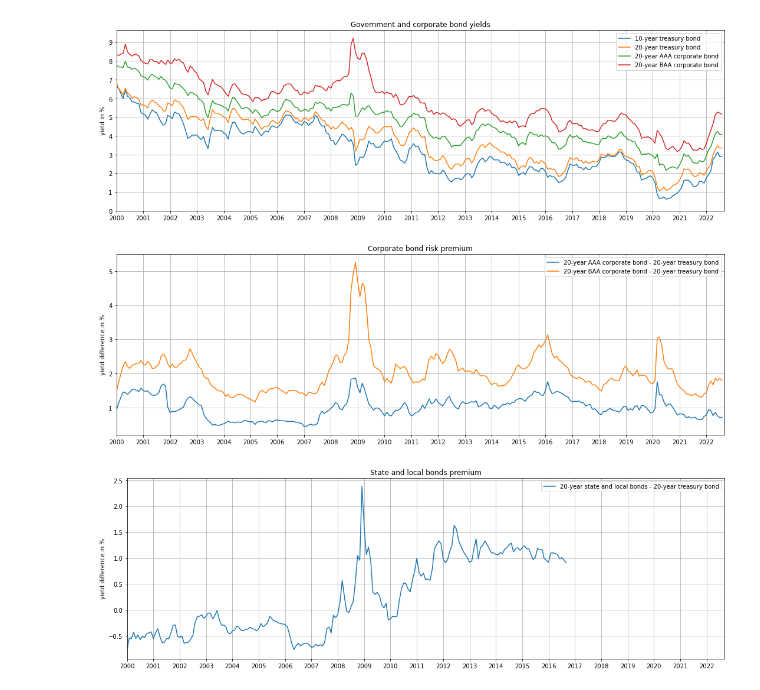
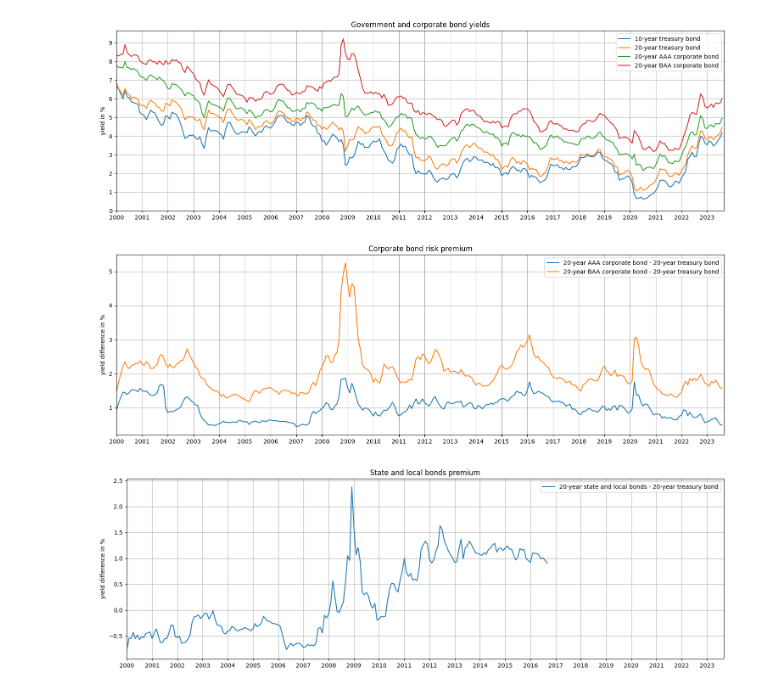
Before and after one commit to evivanov/Money-and-Banking-Bond-Yields, a Jupyter notebook: US.ipynb, the cells around one changed output. Cells and saved outputs as stored; diff of their text form; code cells hidden in the pictures.

```diff
--- a/US.ipynb
+++ b/US.ipynb
@@ -3,7 +3,7 @@ import pandas as pd
 import matplotlib.pyplot as plt
 from fredapi import Fred
 # %%
-fred_api_key = "2feb6269f18df39acfd321ae549b7de3"
+fred_api_key = "ab35487ce38079a3d24b47ee3d75329f"
 fred         = Fred(api_key=fred_api_key)
 series_names = {
     'DGS10':  '10-year treasury bond',
@@ -22,32 +22,35 @@ df = pd.concat(data_list, axis=1)
 # %%
 series_figure_1 = [series_names[key] for key in ['DGS10', 'DGS20', 'AAA', 'DBAA']]
 df.loc['2000':,series_figure_1].plot(figsize=(15,5), grid=True, title="Government and corporate bond yields")
-plt.xticks(ticks=[str(year) for year in range(2000,2023)], labels=[str(year) for year in range(2000,2023)])
+plt.xticks(ticks=[str(year) for year in range(2000,2024)], labels=[str(year) for year in range(2000,2024)])
 plt.yticks(ticks=range(10), labels=range(10))
 plt.ylabel('yield in %')
 plt.tight_layout()
-plt.savefig("yields_US.png")
+plt.savefig("yields_US.png", format = "png", bbox_inches='tight')
+plt.savefig("yields_US.pdf", format = "pdf", bbox_inches='tight')
 # %% [output]
-[figure, old version]
+[figure, new version]
 # %%
 series_figure_2 = [series_names[key] for key in ['AAA', 'DBAA']]
 df_diff = df[series_figure_2].subtract(df['20-year treasury bond'], axis=0)
 df_diff.columns = ["{} - {}".format(col, '20-year treasury bond') for col in df_diff.columns]
 df_diff.loc['2000':,:].plot(figsize=(15,5), grid=True, title="Corporate bond risk premium")
-plt.xticks(ticks=[str(year) for year in range(2000,2023)], labels=[str(year) for year in range(2000,2023)])
+plt.xticks(ticks=[str(year) for year in range(2000,2024)], labels=[str(year) for year in range(2000,2024)])
 plt.ylabel('yield difference in %')
 plt.tight_layout()
-plt.savefig("spreads_US.png")
+plt.savefig("spreads_US.png", format = "png", bbox_inches='tight')
+plt.savefig("spreads_US.pdf", format = "pdf", bbox_inches='tight')
 # %% [output]
-[figure, old version]
+[figure, new version]
 # %%
 series_figure_3 = [series_names[key] for key in ['WSLB20']]
 df_diff = df[series_figure_3].subtract(df['20-year treasury bond'], axis=0)
 df_diff.columns = ["{} - {}".format(col, '20-year treasury bond') for col in df_diff.columns]
 df_diff.loc['2000':,:].plot(figsize=(15,5), grid=True, title="State and local bonds premium")
-plt.xticks(ticks=[str(year) for year in range(2000,2023)], labels=[str(year) for year in range(2000,2023)])
+plt.xticks(ticks=[str(year) for year in range(2000,2024)], labels=[str(year) for year in range(2000,2024)])
 plt.ylabel('yield difference in %')
 plt.tight_layout()
-plt.savefig("spreads_US2.png")
+plt.savefig("spreads_US2.png", format = "png", bbox_inches='tight')
+plt.savefig("spreads_US2.pdf", format = "pdf", bbox_inches='tight')
 # %% [output]
-[figure, old version]
+[figure, new version]
```
Also changed, not shown: 7 other files.
